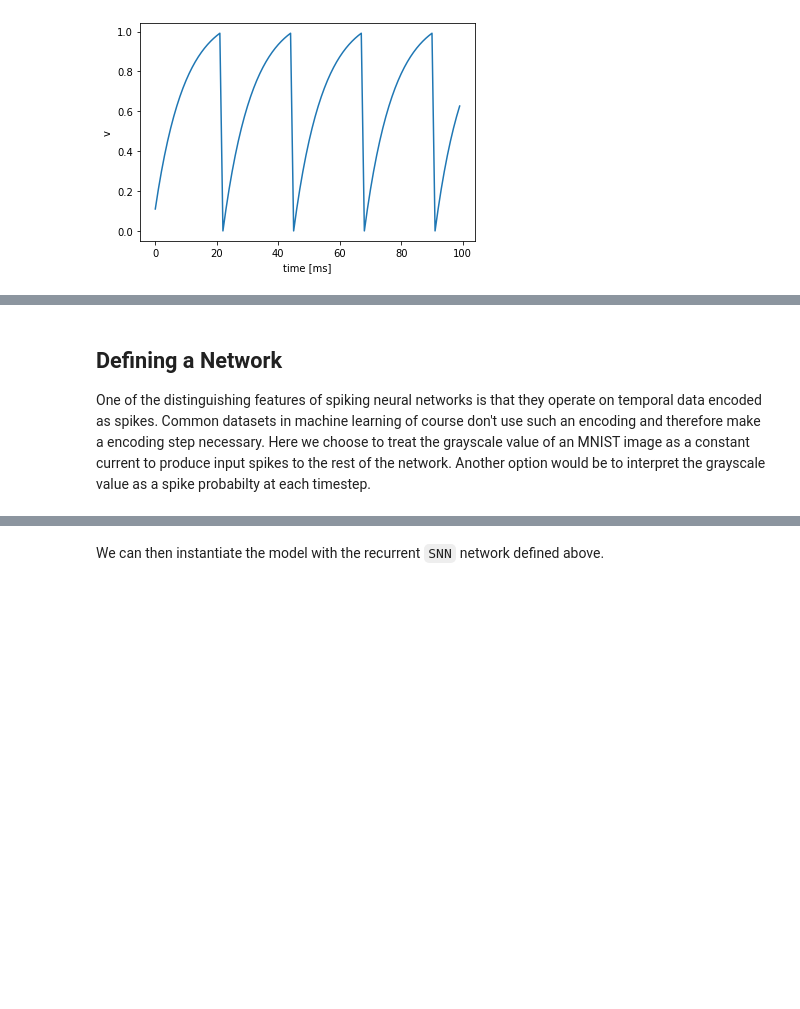
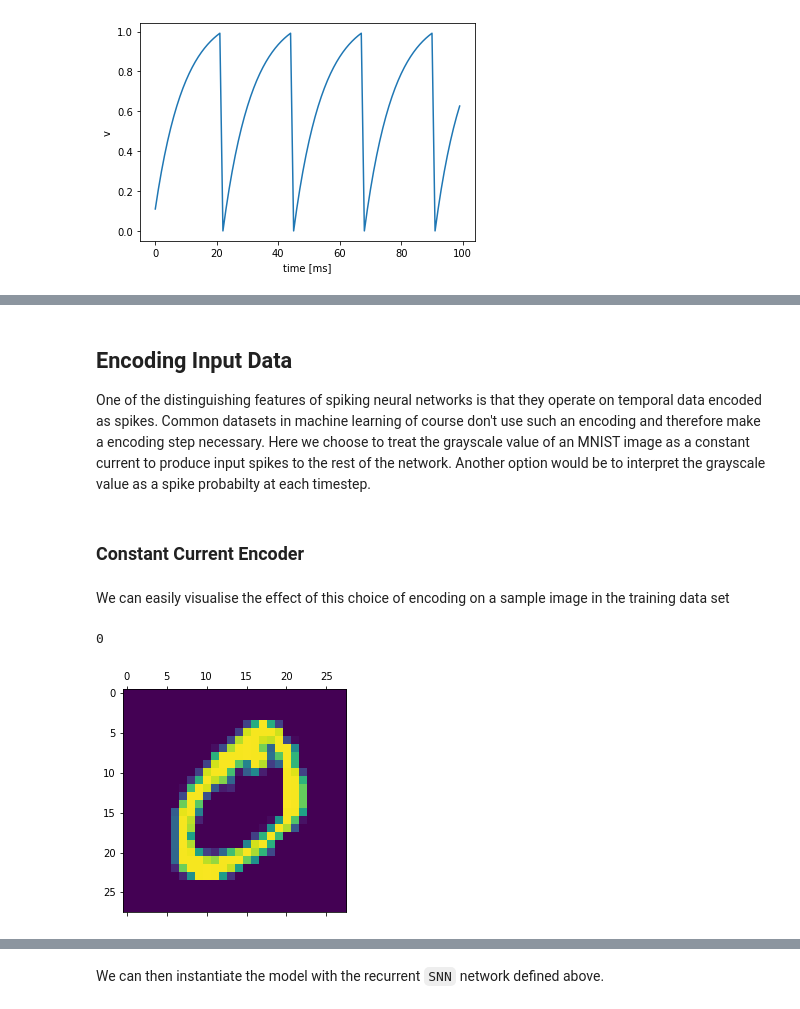
Before and after one commit to norse/norse, a Jupyter notebook: notebooks/norse_tutorial.ipynb, the cells around one changed output, grey strips where cells are left out. Drawn from its saved outputs; the diff is of its cells as text; code cells hidden in the pictures; blank space fills up the shorter version.

```diff
--- a/notebooks/norse_tutorial.ipynb
+++ b/notebooks/norse_tutorial.ipynb
@@ -49,7 +55,7 @@ plt.show()
 # %%
 import torchvision
 
-BATCH_SIZE = 32
+BATCH_SIZE = 256
 
 transform = torchvision.transforms.Compose(
     [
@@ -58,13 +64,15 @@ transform = torchvision.transforms.Compose(
     ]
 )
 
+train_data = torchvision.datasets.MNIST(
+    root=".",
+    train=True,
+    download=True,
+    transform=transform,
+)
+
 train_loader = torch.utils.data.DataLoader(
-    torchvision.datasets.MNIST(
-        root=".",
-        train=True,
-        download=True,
-        transform=transform,
-    ),
+    train_data,
     batch_size=BATCH_SIZE,
     shuffle=True
 )
@@ -80,5 +103,5 @@ test_loader = torch.utils.data.DataLoader(
 # %% [markdown]
-## Defining a Network
+## Encoding Input Data
 
 One of the distinguishing features of spiking neural networks is that they
 operate on temporal data encoded as spikes. Common datasets in machine learning
@@ -86,6 +109,8 @@ of course don't use such an encoding and therefore make a encoding step necessar
 as a constant current to produce input spikes to the rest of the network.
 Another option would be to interpret the grayscale value as a spike probabilty
 at each timestep.
+# %% [markdown]
+### Constant Current Encoder
 # %%
 from norse.torch.module.lif import LIFConstantCurrentEncoder
 
@@ -101 +127,11 @@ class Encoder(torch.nn.Module):
         return x
+# %% [markdown]
+We can easily visualise the effect of this choice of encoding on a sample image in the training data set
+# %%
+img, label = train_data[1]
+
+plt.matshow(img[0])
+print(label)
+# %% [output]
+0
+[figure, added]
```
Also changed, not shown: parts of 54 cells of this notebook.
